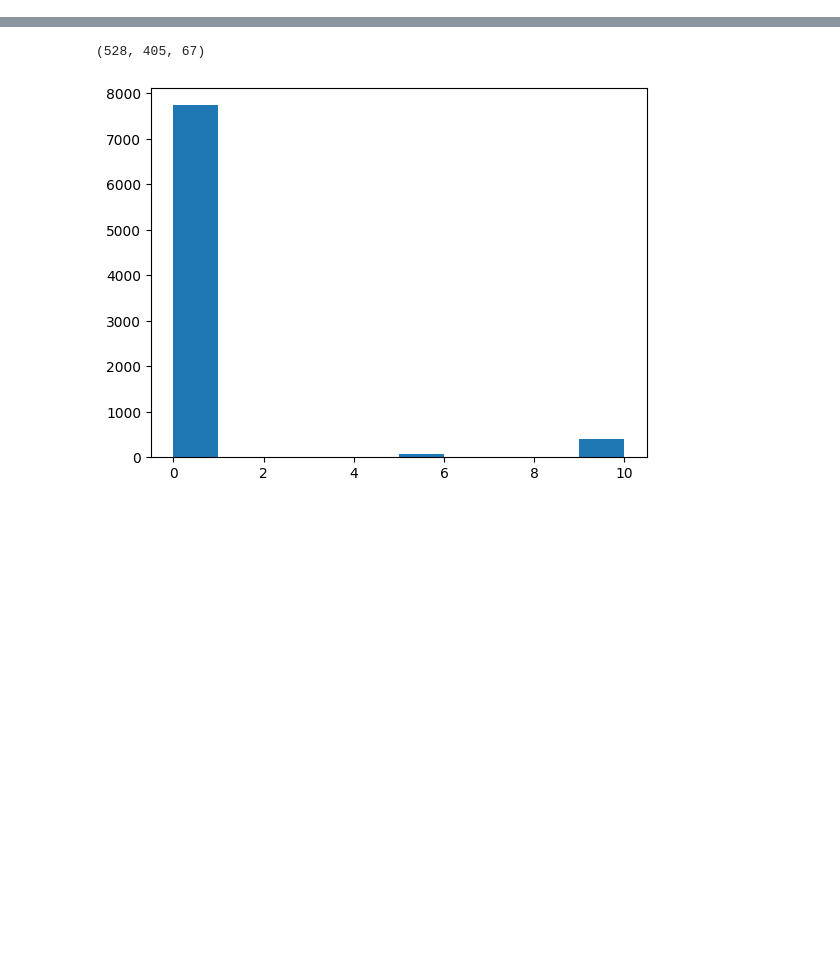
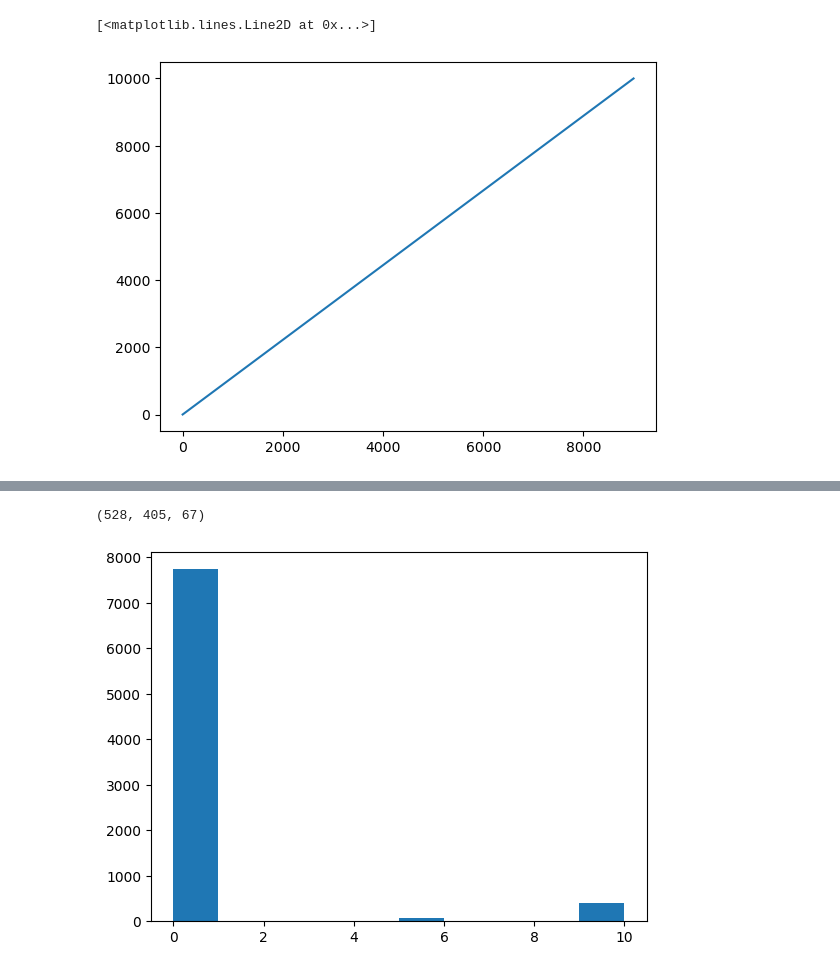
Before and after one commit to ArtemVergazov/tic_tac_rl, a Jupyter notebook: src/main.ipynb, the cells around one changed output, grey strips where cells are left out. Drawn from its saved outputs; the diff is of its cells as text; code cells hidden in the pictures; blank space fills up the shorter version.

```diff
--- a/src/main.ipynb
+++ b/src/main.ipynb
@@ -6,12 +8,23 @@ from agent import Agent
 # %%
 env = TicTacToeEnvironment(Agent('o'))
-agent = Agent('x', learning_rate=1., eps=.5)
+agent = Agent('x', learning_rate=1., eps=.3)
+# %%
+def count_non_zero_q(qtable):
+    res = 0
+    for v in qtable.values():
+        for q in v.values():
+            res += 1 if q != 0 else 0
+    return res
 # %%
 xcount = 0
 ocount = 0
 ties_count = 0
-for _ in range(1_000):
+n_eps = 1_000_000
+q_n = []
+for i in tqdm(range(n_eps)):
     res = game(env, agent, train=True)
+    if i % 10000:
+        q_n.append(count_non_zero_q(agent.qtable))
     match res:
         case 'x':
             xcount += 1
@@ -21,3 +34,8 @@ for _ in range(1_000):
             ties_count += 1
         case _:
             print(res)
+# %%
+plt.plot(q_n)
+# %% [output]
+[<matplotlib.lines.Line2D at 0x...>]
+[figure, added]
```
Also changed, not shown: parts of 2 cells of this notebook.
